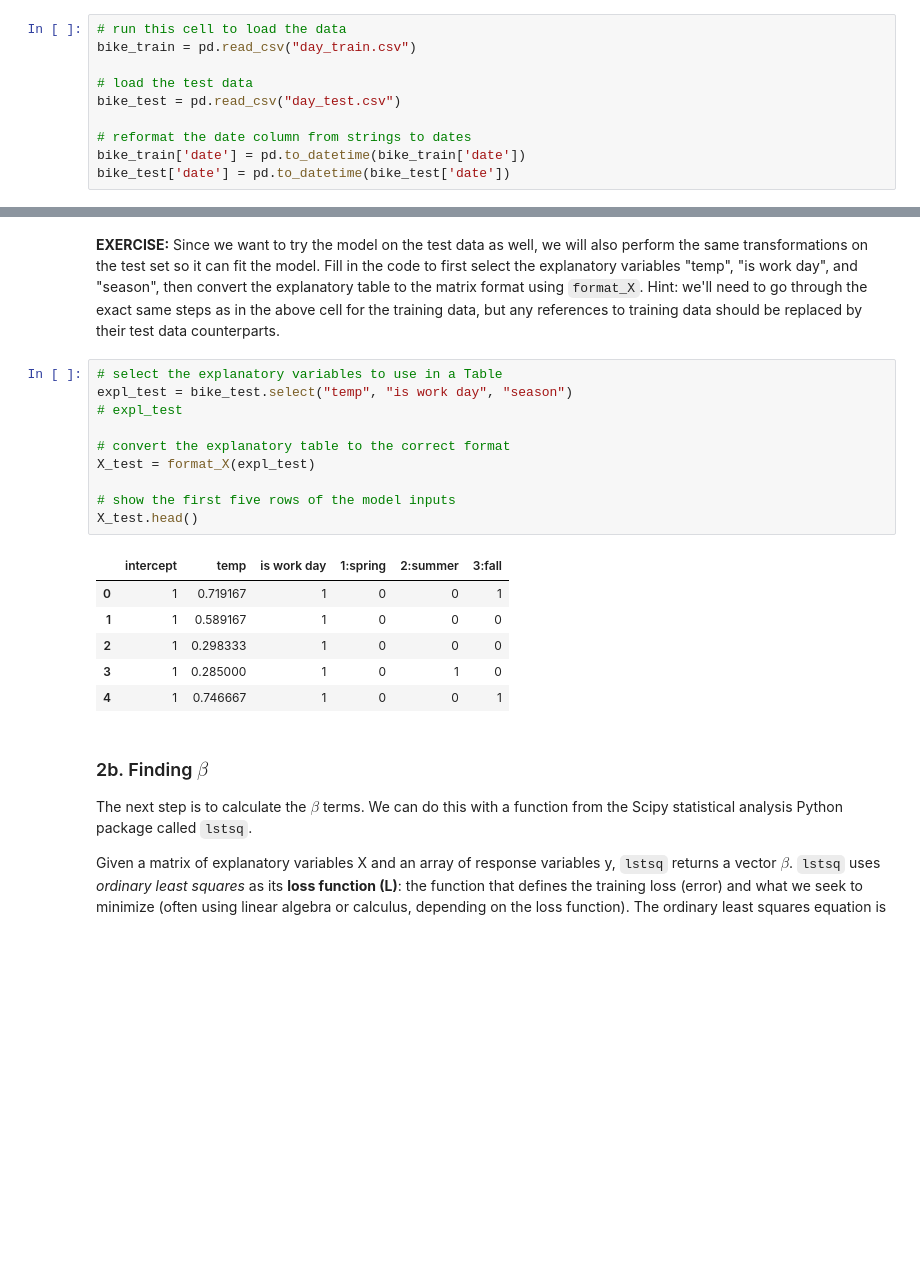
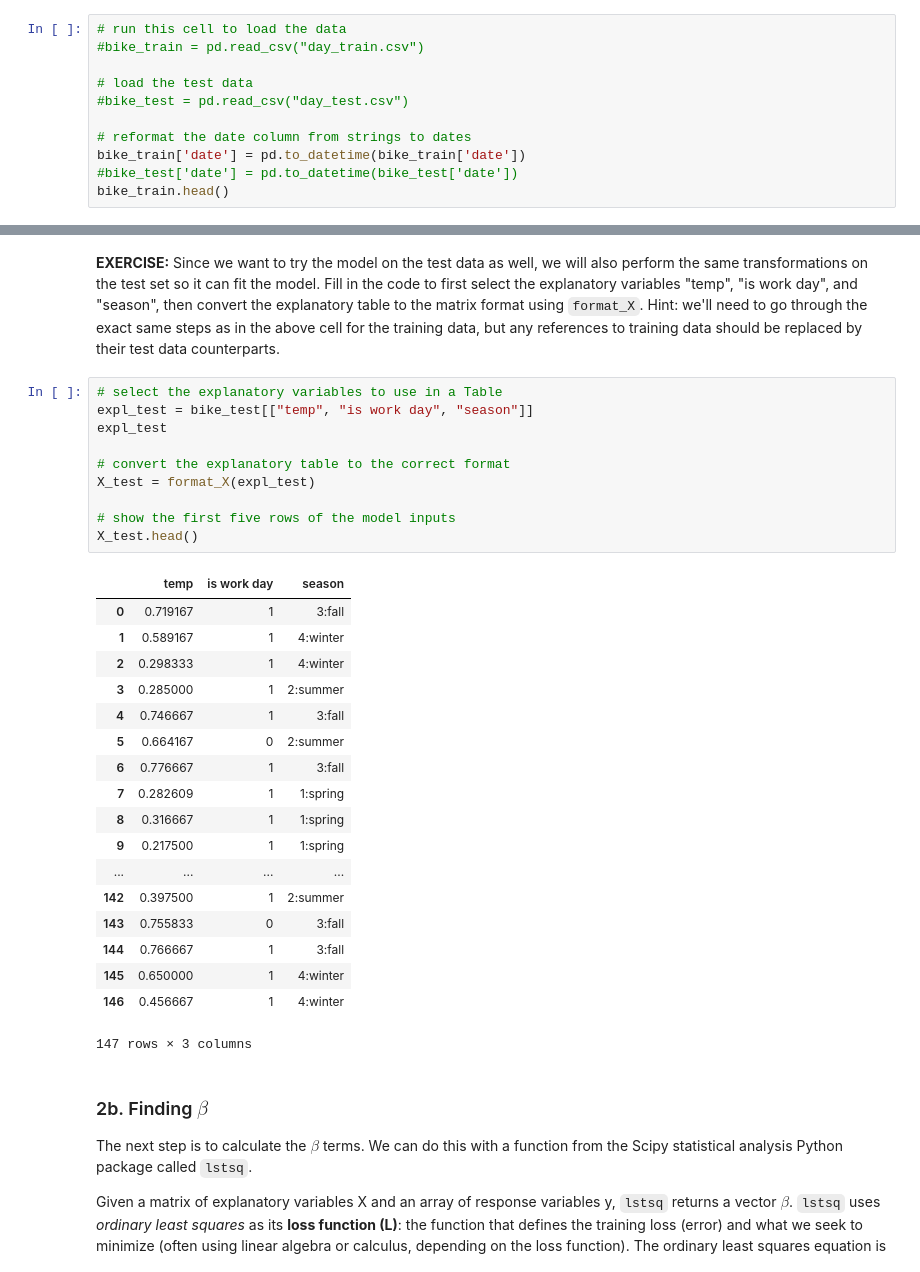
Before and after one commit to ruzbro/datascience, a Jupyter notebook: 03Linear_Regression_Models.ipynb, the cells around one changed output, grey strips where cells are left out. Saved outputs shown, nothing was run; the diff lists cells and outputs as text; blank space fills up the shorter version.

```diff
--- a/03Linear_Regression_Models.ipynb
+++ b/03Linear_Regression_Models.ipynb
@@ -132,10 +154,11 @@ datalab  day_test.csv  day_train.csv  sample_data
 # %%
 # run this cell to load the data
-bike_train = pd.read_csv("day_train.csv")
+#bike_train = pd.read_csv("day_train.csv")
 
 # load the test data
-bike_test = pd.read_csv("day_test.csv")
+#bike_test = pd.read_csv("day_test.csv")
 
 # reformat the date column from strings to dates
 bike_train['date'] = pd.to_datetime(bike_train['date'])
-bike_test['date'] = pd.to_datetime(bike_test['date'])
+#bike_test['date'] = pd.to_datetime(bike_test['date'])
+bike_train.head()
@@ -461,21 +538,33 @@ KeyError: ignored
 **EXERCISE:** Since we want to try the model on the test data as well, we will also perform the same transformations on the test set so it can fit the model. Fill in the code to first select the explanatory variables "temp", "is work day", and "season", then convert the explanatory table to the matrix format using `format_X`. Hint: we'll need to go through the exact same steps as in the above cell for the training data, but any references to training data should be replaced by their test data counterparts.
 # %%
 # select the explanatory variables to use in a Table
-expl_test = bike_test.select("temp", "is work day", "season")
-# expl_test
+expl_test = bike_test[["temp", "is work day", "season"]]
+expl_test
 
 # convert the explanatory table to the correct format
 X_test = format_X(expl_test)
 
 # show the first five rows of the model inputs
 X_test.head()
 # %% [output]
-|  | intercept | temp | is work day | 1:spring | 2:summer | 3:fall |
-| 0 | 1 | 0.719167 | 1 | 0 | 0 | 1 |
-| 1 | 1 | 0.589167 | 1 | 0 | 0 | 0 |
-| 2 | 1 | 0.298333 | 1 | 0 | 0 | 0 |
-| 3 | 1 | 0.285000 | 1 | 0 | 1 | 0 |
-| 4 | 1 | 0.746667 | 1 | 0 | 0 | 1 |
+|  | temp | is work day | season |
+| 0 | 0.719167 | 1 | 3:fall |
+| 1 | 0.589167 | 1 | 4:winter |
+| 2 | 0.298333 | 1 | 4:winter |
+| 3 | 0.285000 | 1 | 2:summer |
+| 4 | 0.746667 | 1 | 3:fall |
+| 5 | 0.664167 | 0 | 2:summer |
+| 6 | 0.776667 | 1 | 3:fall |
+| 7 | 0.282609 | 1 | 1:spring |
+| 8 | 0.316667 | 1 | 1:spring |
+| 9 | 0.217500 | 1 | 1:spring |
+| ... | ... | ... | ... |
+| 142 | 0.397500 | 1 | 2:summer |
+| 143 | 0.755833 | 0 | 3:fall |
+| 144 | 0.766667 | 1 | 3:fall |
+| 145 | 0.650000 | 1 | 4:winter |
+| 146 | 0.456667 | 1 | 4:winter |
+147 rows × 3 columns
 # %% [markdown]
 ### 2b.  Finding $\beta$ <a id="subsection 2b"></a>
 The next step is to calculate the $\beta$ terms. We can do this with a function from the Scipy statistical analysis Python package called `lstsq`.
```
Also changed, not shown: parts of 13 cells of this notebook.
